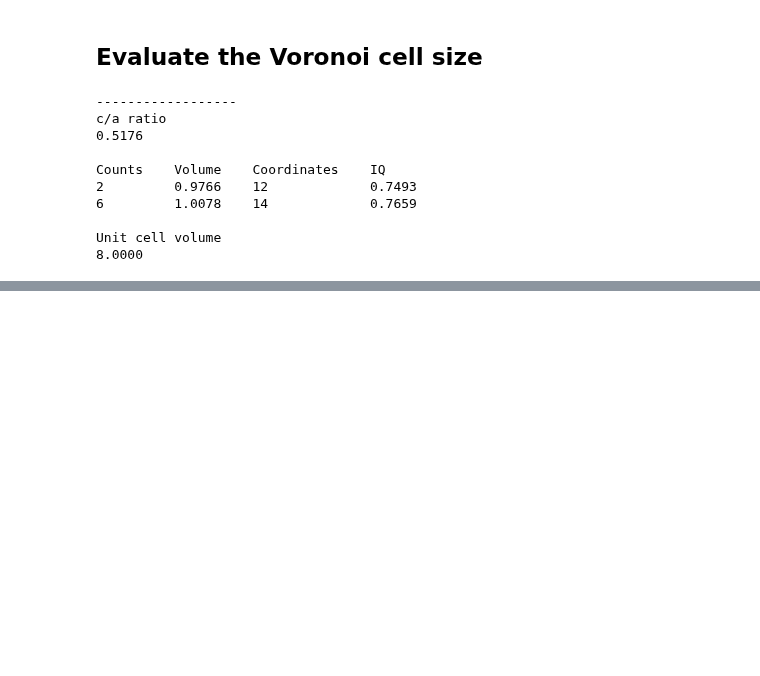
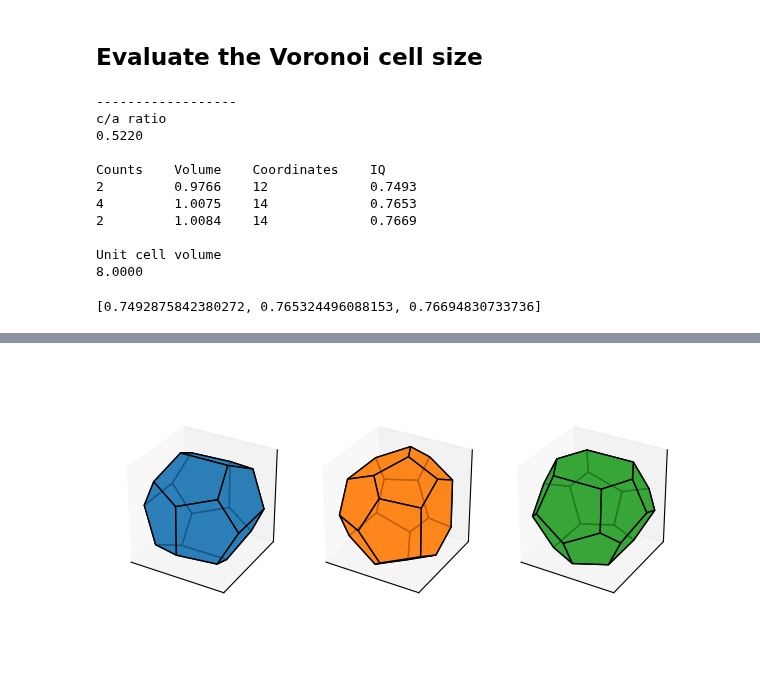
Before and after one commit to ch-tung/QC_scattering, a Jupyter notebook: test_FK-A15_ca_ratio_voronoi.ipynb, the cells around one changed output, grey strips where cells are left out. Cells and saved outputs as stored; diff of their text form; code cells hidden in the pictures; blank space fills up the shorter version.

Commit message:
render stacked Voronoi cells

```diff
--- a/test_FK-A15_ca_ratio_voronoi.ipynb
+++ b/test_FK-A15_ca_ratio_voronoi.ipynb
@@ -49,6 +48,7 @@ n_y = 1
 n_layers = 1
 
 r_ac_sigma = np.sqrt((1+np.sqrt(3)/2)**2+0.5**2)
+r_ac_sigma = 1/0.522
 r_ca = [1/r_ac_sigma]
 
 
@@ -57,7 +57,7 @@ for i_r, r in enumerate(r_ca):
     l_c = 1*np.sqrt((1+np.sqrt(3)/2)**2+0.5**2)*r
 #     print(l_c)
 
-    # Generate a FK sigma primitive unit cell
+    # Generate a FK A15 primitive unit cell
     c_layer_A15 = c_A15(n_x,n_y,Ratio_ca=1/r)
     c_rod = stack_coords([shift_coords(c_layer_A15, np.array([0,0,l_c])*s) for s in range(n_layers)])
 
@@ -80,6 +80,9 @@ for i_r, r in enumerate(r_ca):
     unique_volume, inices, counts = np.unique(list_volume_round,return_counts=True,return_index=True)
     unique_volume_reduced = unique_volume*np.sum(counts)/np.sum(counts*unique_volume)
     unique_adjacency = np.array(list_coords)[inices]
+
+    # list of reduced cell volumes
+    list_volume_reduced = np.array(list_volume)*np.sum(counts)/np.sum(counts*unique_volume)
 
     # Isoperimetric quotient (IQ)
     unique_IQ = []
@@ -111,20 +114,26 @@ for i_r, r in enumerate(r_ca):
 # %% [output]
 ------------------
 c/a ratio
-0.5176
+0.5220
 
 Counts    Volume    Coordinates    IQ
 2         0.9766    12             0.7493
-6         1.0078    14             0.7659
+4         1.0075    14             0.7653
+2         1.0084    14             0.7669
 
 Unit cell volume
 8.0000
+# %%
+unique_IQ
+# %% [output]
+[0.7492875842380272, 0.765324496088153, 0.76694830733736]
 # %%
-n_x = 1
-n_y = 1
-n_layers = 1
+n_x = 2
+n_y = 2
+n_layers = 2
 
 r_ac_sigma = np.sqrt((1+np.sqrt(3)/2)**2+0.5**2)
+r_ac_sigma = 1/0.522
 r_ca = [1/r_ac_sigma]
 
 
@@ -133,13 +142,15 @@ for i_r, r in enumerate(r_ca):
     l_c = 1*np.sqrt((1+np.sqrt(3)/2)**2+0.5**2)*r
 #     print(l_c)
 
-    # Generate a FK sigma primitive unit cell
+    # Generate a FK A15 primitive unit cell
     c_layer_A15 = c_A15(n_x,n_y,Ratio_ca=1/r)
     c_rod = stack_coords([shift_coords(c_layer_A15, np.array([0,0,l_c])*s) for s in range(n_layers)])
 
     l = 1.0
     bounds = np.array([[0,n_x*l],[0,n_y*l],[0,n_layers*l_c]])
     points = np.vstack(c_rod)
+    L = bounds[:,1]-bounds[:,0]
+    points = points-np.floor(points/L)*L
 
     # Call pyvoro.compute_voronoi function to evaluate the Voronoi tessellations
     voro = pyvoro.compute_voronoi(points,bounds,0.7,periodic=[True]*3)
@@ -157,12 +168,15 @@ for i_r, r in enumerate(r_ca):
     unique_volume_reduced = unique_volume*np.sum(counts)/np.sum(counts*unique_volume)
     unique_adjacency = np.array(list_coords)[inices]
 
+    # list of reduced cell volumes
+    list_volume_reduced = np.array(list_volume)*np.sum(counts)/np.sum(counts*unique_volume)
+
 fig = plt.figure(figsize=(6,3))
 colors = ['C0','C1','C2','C3','C4']
 box_size = 0.3
 
 for i_cell in range(len(unique_volume)):
-    ax = fig.add_subplot(1, 2, i_cell+1, projection='3d')
+    ax = fig.add_subplot(1, 3, i_cell+1, projection='3d')
     ax.set_box_aspect([1,1,1])
 
     vertices = np.array(list_vertices[inices.tolist()[i_cell]])
@@ -193,0 +206 @@ plt.show()
+[figure, added]
```
Also changed, not shown: parts of 4 cells of this notebook.
